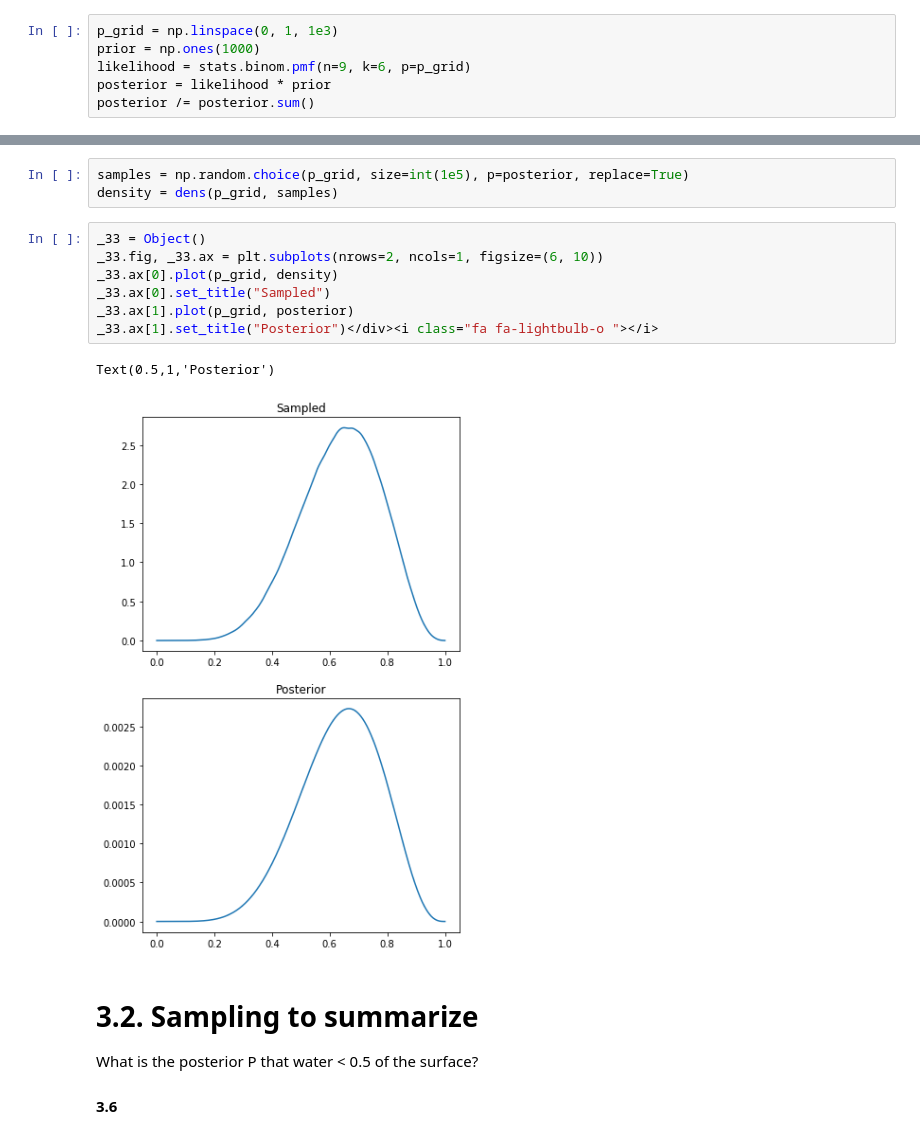
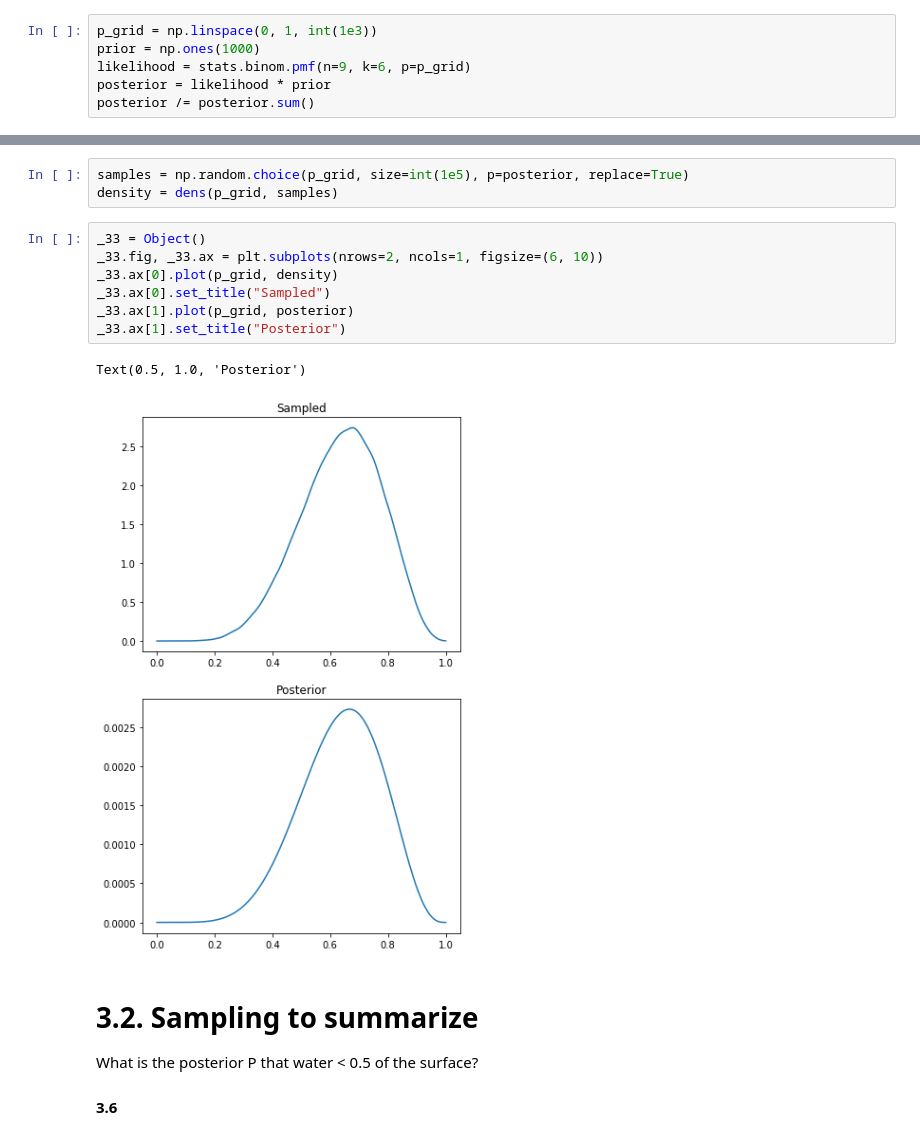
Before and after one commit to alex-kalinin/statistical-rethinking, a Jupyter notebook: py3/3_Sampling_from_the_Imaginary_take_2.ipynb, the cells around one changed output, grey strips where cells are left out. Cells and saved outputs as stored; diff of their text form.

```diff
--- a/py3/3_Sampling_from_the_Imaginary_take_2.ipynb
+++ b/py3/3_Sampling_from_the_Imaginary_take_2.ipynb
@@ -11,7 +11,7 @@ class Object(object): pass
 # %% [markdown]
 #### 3.2
 # %%
-p_grid = np.linspace(0, 1, 1e3)
+p_grid = np.linspace(0, 1, int(1e3))
 prior = np.ones(1000)
 likelihood = stats.binom.pmf(n=9, k=6, p=p_grid)
 posterior = likelihood * prior
@@ -53,13 +53,13 @@ density = dens(p_grid, samples)
 # %%
 _33 = Object()
 _33.fig, _33.ax = plt.subplots(nrows=2, ncols=1, figsize=(6, 10))
 _33.ax[0].plot(p_grid, density)
 _33.ax[0].set_title("Sampled")
 _33.ax[1].plot(p_grid, posterior)
-_33.ax[1].set_title("Posterior")</div><i class="fa fa-lightbulb-o "></i>
+_33.ax[1].set_title("Posterior")
 # %% [output]
-Text(0.5,1,'Posterior')
+Text(0.5, 1.0, 'Posterior')
-[figure, old version]
+[figure, new version]
 # %% [markdown]
 # 3.2. Sampling to summarize
 
```
Also changed, not shown: parts of 18 cells of this notebook.
